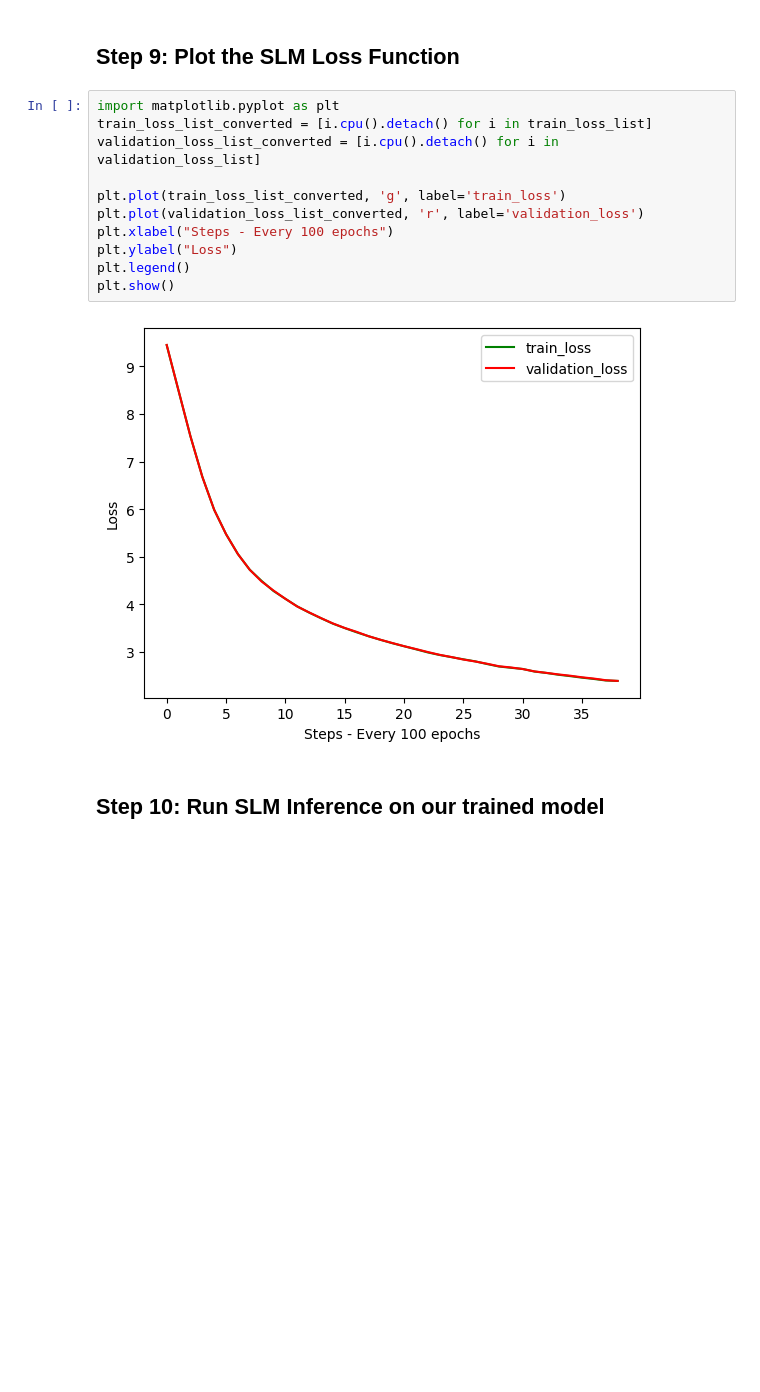
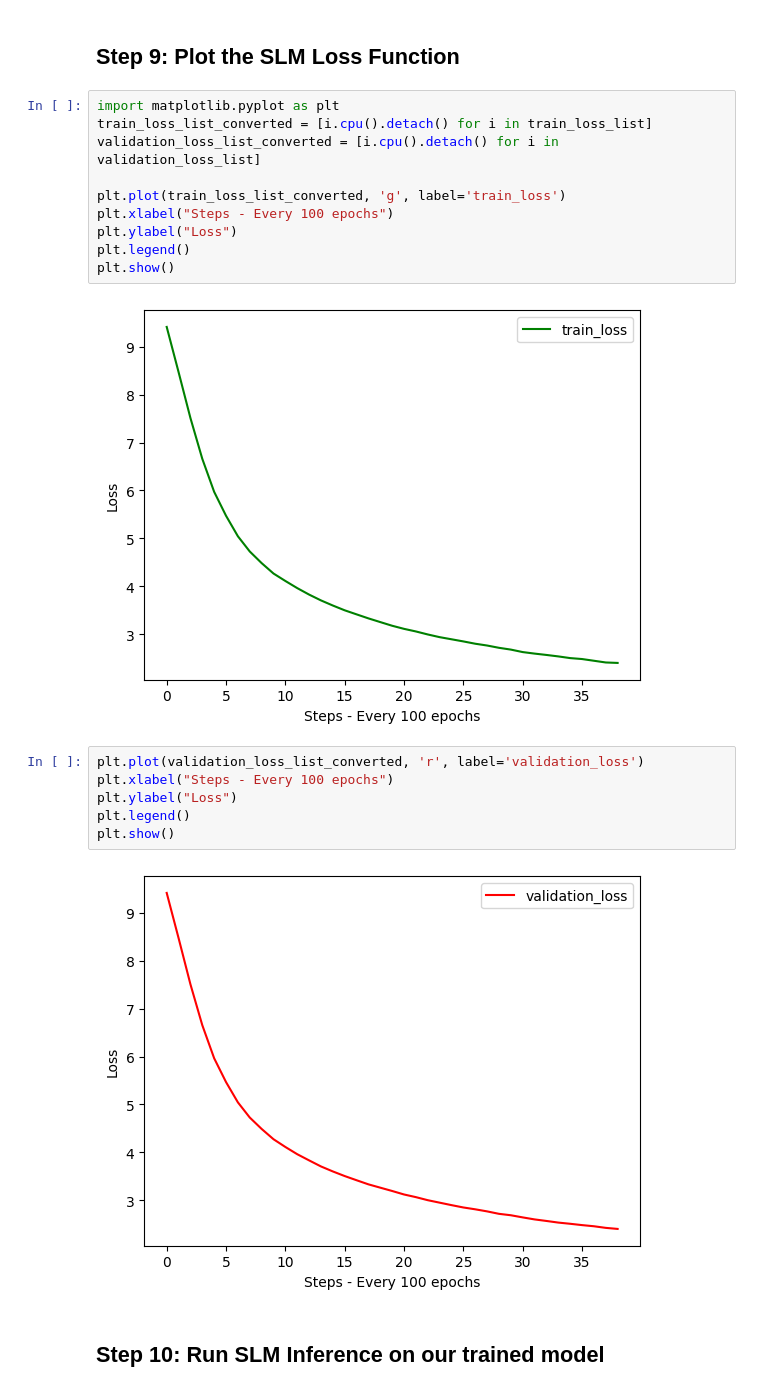
Before and after one commit to rahiakela/small-language-models-fine-tuning, a Jupyter notebook: small-language-model-from-scratch/01_small_language_model_scratch.ipynb, the cells around one changed output. Saved outputs shown, nothing was run; the diff lists cells and outputs as text; blank space fills up the shorter version.

```diff
--- a/small-language-model-from-scratch/01_small_language_model_scratch.ipynb
+++ b/small-language-model-from-scratch/01_small_language_model_scratch.ipynb
@@ -527,13 +526,20 @@ train_loss_list_converted = [i.cpu().detach() for i in train_loss_list]
 validation_loss_list_converted = [i.cpu().detach() for i in validation_loss_list]
 
 plt.plot(train_loss_list_converted, 'g', label='train_loss')
-plt.plot(validation_loss_list_converted, 'r', label='validation_loss')
 plt.xlabel("Steps - Every 100 epochs")
 plt.ylabel("Loss")
 plt.legend()
 plt.show()
 # %% [output]
-[figure, old version]
+[figure, new version]
+# %%
+plt.plot(validation_loss_list_converted, 'r', label='validation_loss')
+plt.xlabel("Steps - Every 100 epochs")
+plt.ylabel("Loss")
+plt.legend()
+plt.show()
+# %% [output]
+[figure, added]
 # %% [markdown]
 ## Step 10: Run SLM Inference on our trained model
 # %%
```
Also changed, not shown: parts of 22 cells of this notebook.
